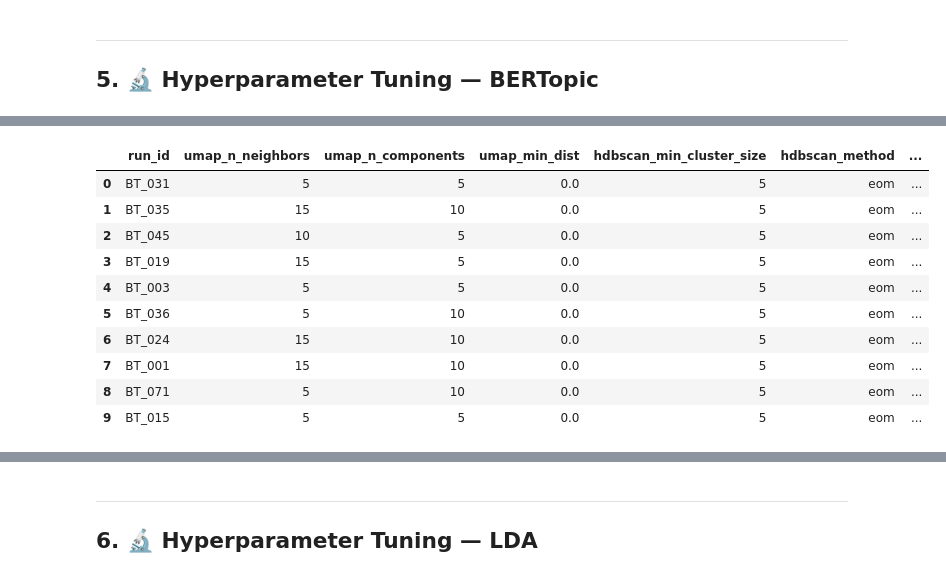
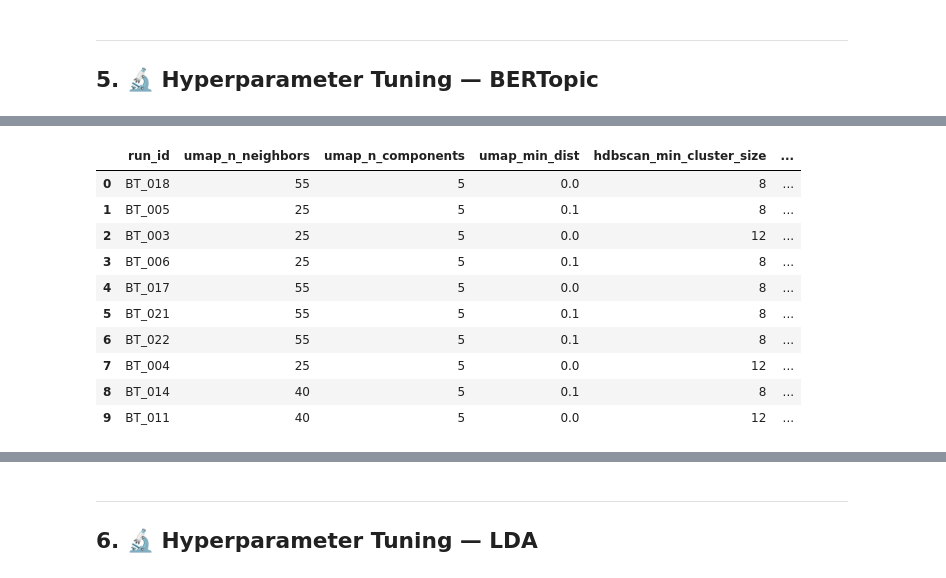
Before and after one commit to muhgalihhh/my-skripsi, a Jupyter notebook: analysis/analisis_topik_modeling.ipynb, the cells around one changed output, grey strips where cells are left out. Saved outputs shown, nothing was run; the diff lists cells and outputs as text; code cells hidden in the pictures.

```diff
--- a/analysis/analisis_topik_modeling.ipynb
+++ b/analysis/analisis_topik_modeling.ipynb
@@ -1311,7 +1514,9 @@ BERTopic Grid Search selesai!
 
 if DATA_READY:
     df_bt_success = df_bt_results[df_bt_results["status"] == "success"].copy()
-    df_bt_sorted  = df_bt_success.sort_values("coherence_cv", ascending=False).reset_index(drop=True)
+
+    sort_col = "score_composite" if "score_composite" in df_bt_success.columns else "coherence_cv"
+    df_bt_sorted = df_bt_success.sort_values(sort_col, ascending=False).reset_index(drop=True)
 
     print("📊 Distribusi Jumlah Topik dari semua eksperimen berhasil:")
     topic_dist = df_bt_success["num_topics"].value_counts().sort_index()
@@ -1325,33 +1530,75 @@ if DATA_READY:
     MIN_T, MAX_T = 8, 30
     df_bt_filtered = df_bt_success[
         df_bt_success["num_topics"].between(MIN_T, MAX_T)
-    ].sort_values("coherence_cv", ascending=False).reset_index(drop=True)
+    ].sort_values(sort_col, ascending=False).reset_index(drop=True)
 
     if len(df_bt_filtered) == 0:
         print(f"\n⚠️  Tidak ada hasil di range {MIN_T}–{MAX_T} topik, gunakan semua.")
         df_bt_filtered = df_bt_sorted.copy()
 
-    print(f"\n🏆 Top 10 Kombinasi BERTopic (range {MIN_T}–{MAX_T} topik, sort Coherence C_v):")
-    display(
-        df_bt_filtered.head(10)[
-            ["run_id", "umap_n_neighbors", "umap_n_components", "umap_min_dist",
-             "hdbscan_min_cluster_size", "hdbscan_method", "min_topic_size",
-             "num_topics", "coherence_cv", "topic_diversity", "outlier_pct", "duration_sec"]
-        ]
-    )
+    print(f"\n🏆 Top 10 Kombinasi BERTopic (range {MIN_T}–{MAX_T} topik, sort {sort_col}):")
+
+    show_cols = [
+        "run_id",
+        "umap_n_neighbors",
+        "umap_n_components",
+        "umap_min_dist",
+        "hdbscan_min_cluster_size",
+        "hdbscan_min_samples",
+        "hdbscan_method",
+        "min_topic_size",
+        "nr_topics",
+        "vectorizer_ngram_range",
+        "vectorizer_min_df",
+        "vectorizer_max_df",
+        "vectorizer_fallback",
+        "num_topics",
+        "num_topics_before",
+        "num_topics_after",
+        "coherence_cv",
+        "topic_diversity",
+        "outlier_pct",
+        "outlier_pct_before",
+        "outlier_pct_after",
+        "score_composite",
+        "duration_sec",
+    ]
+    show_cols_existing = [c for c in show_cols if c in df_bt_filtered.columns]
+
+    display(df_bt_filtered.head(10)[show_cols_existing])
 
     best_bt = df_bt_filtered.iloc[0]
     print(f"\n🥇 Parameter Terbaik BERTopic: {best_bt['run_id']}")
+    if sort_col in best_bt.index:
+        print(f"   Skor ({sort_col})  : {best_bt[sort_col]}")
     print(f"   Coherence C_v      : {best_bt['coherence_cv']}")
     print(f"   Topic Diversity    : {best_bt['topic_diversity']}")
     print(f"   Jumlah Topik       : {best_bt['num_topics']}")
     print(f"   Outlier %          : {best_bt['outlier_pct']}%")
+
+    if "outlier_pct_before" in best_bt.index and "outlier_pct_after" in best_bt.index:
+        print(f"   Outlier % (before) : {best_bt['outlier_pct_before']}%")
+        print(f"   Outlier % (after)  : {best_bt['outlier_pct_after']}%")
+
     print(f"   UMAP n_neighbors   : {best_bt['umap_n_neighbors']}")
     print(f"   UMAP n_components  : {best_bt['umap_n_components']}")
     print(f"   UMAP min_dist      : {best_bt['umap_min_dist']}")
+
     print(f"   HDBSCAN cluster sz : {best_bt['hdbscan_min_cluster_size']}")
+    print(f"   HDBSCAN min_samples: {best_bt.get('hdbscan_min_samples', 'N/A')}")
     print(f"   HDBSCAN method     : {best_bt['hdbscan_method']}")
+
     print(f"   min_topic_size     : {best_bt['min_topic_size']}")
+    if "nr_topics" in best_bt.index:
+        print(f"   nr_topics          : {best_bt['nr_topics']}")
+
+    if "vectorizer_min_df" in best_bt.index:
+        print(
+            "   Vectorizer         : "
+            f"ngram={best_bt.get('vectorizer_ngram_range', 'N/A')}, "
+            f"min_df={best_bt.get('vectorizer_min_df', 'N/A')}, "
+            f"max_df={best_bt.get('vectorizer_max_df', 'N/A')}"
+        )
 else:
     print("⏭️ Langkah ini dilewati.")
 # %% [output]
@@ -1365,11 +1614,11 @@ else:
-|  | run_id | umap_n_neighbors | umap_n_components | umap_min_dist | hdbscan_min_cluster_size | hdbscan_method | ... |
-| 0 | BT_031 | 5 | 5 | 0.0 | 5 | eom | ... |
-| 1 | BT_035 | 15 | 10 | 0.0 | 5 | eom | ... |
-| 2 | BT_045 | 10 | 5 | 0.0 | 5 | eom | ... |
-| 3 | BT_019 | 15 | 5 | 0.0 | 5 | eom | ... |
-| 4 | BT_003 | 5 | 5 | 0.0 | 5 | eom | ... |
-| 5 | BT_036 | 5 | 10 | 0.0 | 5 | eom | ... |
-| 6 | BT_024 | 15 | 10 | 0.0 | 5 | eom | ... |
-| 7 | BT_001 | 15 | 10 | 0.0 | 5 | eom | ... |
-| 8 | BT_071 | 5 | 10 | 0.0 | 5 | eom | ... |
-| 9 | BT_015 | 5 | 5 | 0.0 | 5 | eom | ... |
+|  | run_id | umap_n_neighbors | umap_n_components | umap_min_dist | hdbscan_min_cluster_size | ... |
+| 0 | BT_018 | 55 | 5 | 0.0 | 8 | ... |
+| 1 | BT_005 | 25 | 5 | 0.1 | 8 | ... |
+| 2 | BT_003 | 25 | 5 | 0.0 | 12 | ... |
+| 3 | BT_006 | 25 | 5 | 0.1 | 8 | ... |
+| 4 | BT_017 | 55 | 5 | 0.0 | 8 | ... |
+| 5 | BT_021 | 55 | 5 | 0.1 | 8 | ... |
+| 6 | BT_022 | 55 | 5 | 0.1 | 8 | ... |
+| 7 | BT_004 | 25 | 5 | 0.0 | 12 | ... |
+| 8 | BT_014 | 40 | 5 | 0.1 | 8 | ... |
+| 9 | BT_011 | 40 | 5 | 0.0 | 12 | ... |
```
Also changed, not shown: parts of 36 cells of this notebook, 35 other files.
